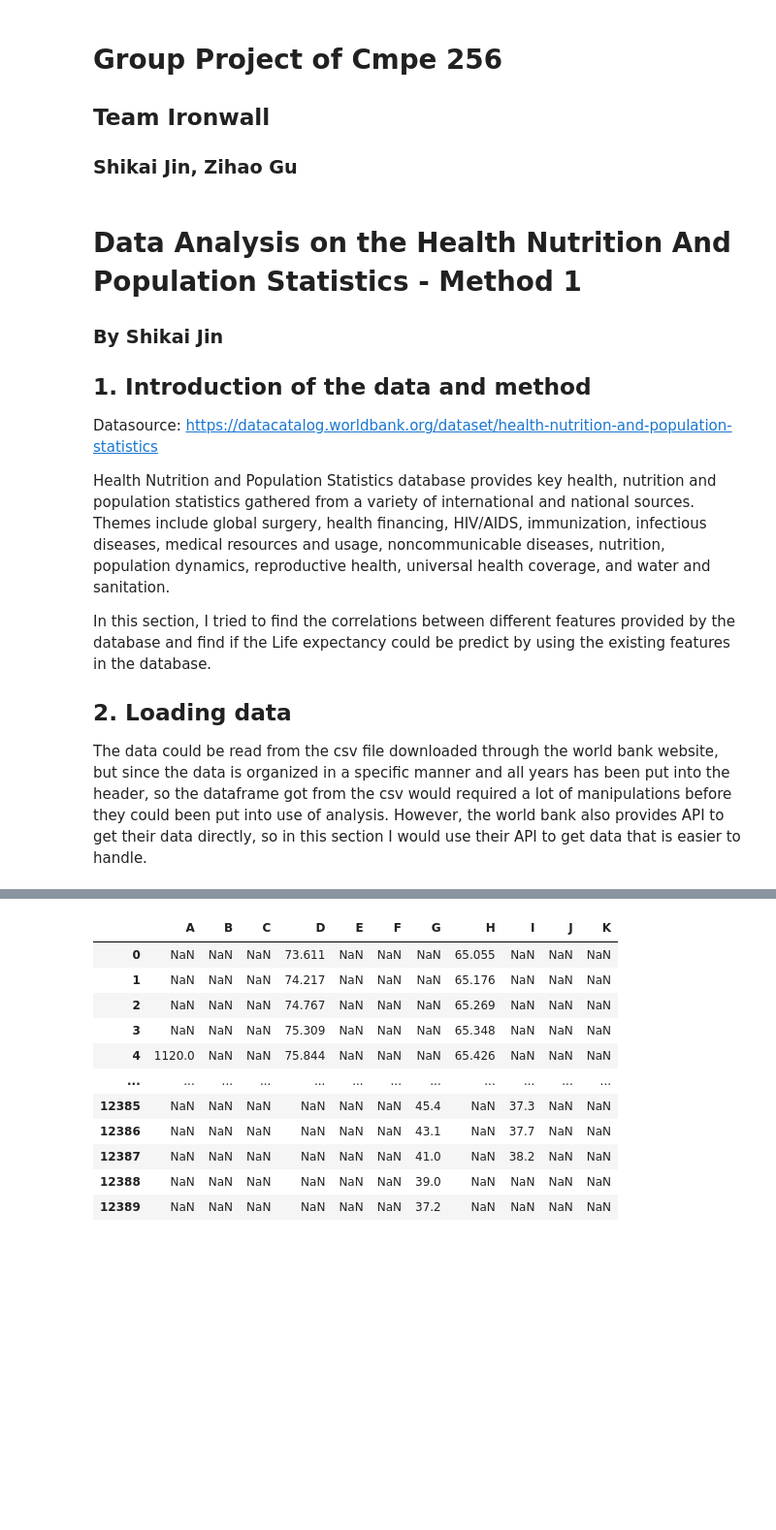
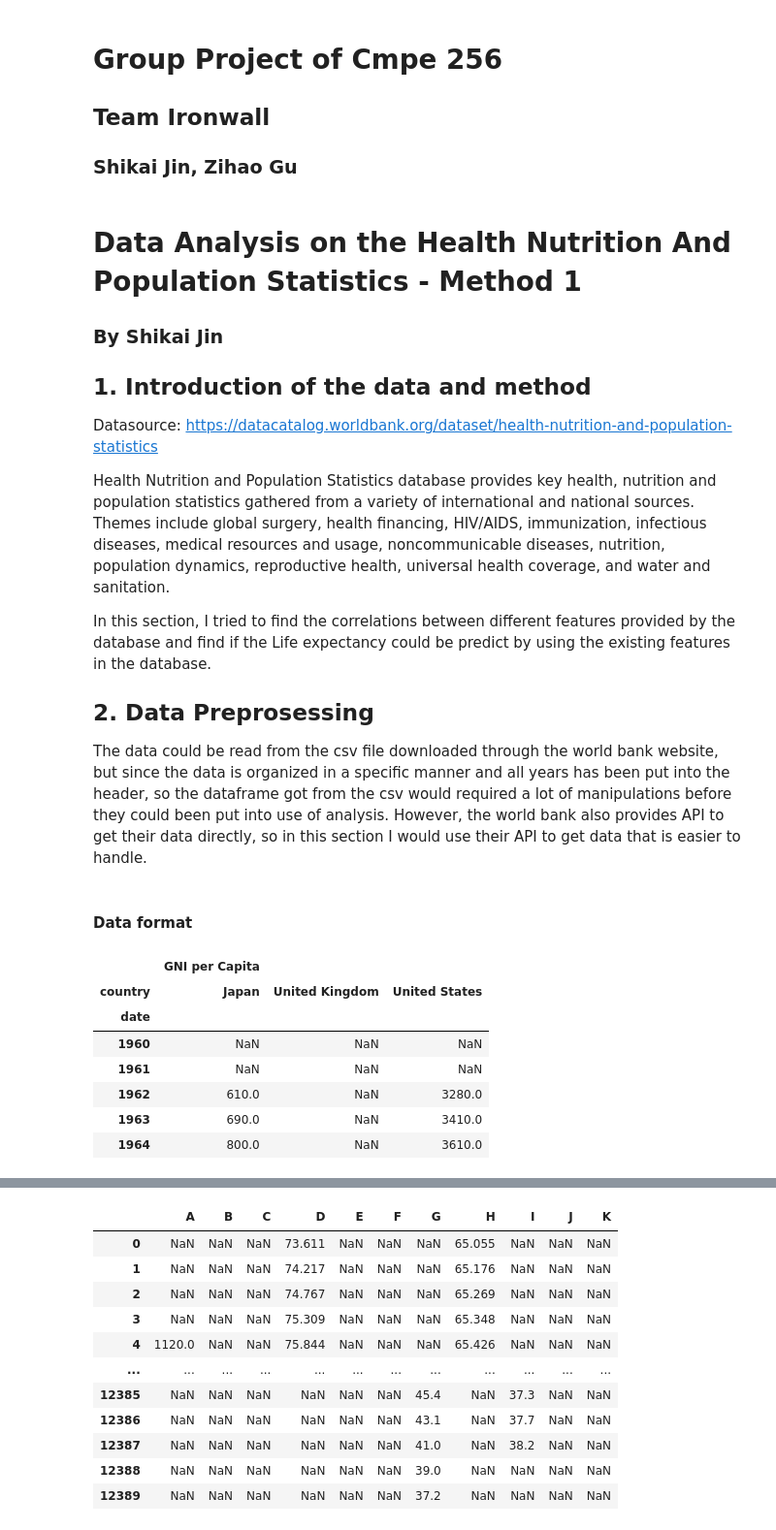
Before and after one commit to RickLothar/Project_256, a Jupyter notebook: Group Project Team Ironwall.ipynb, the cells around one changed output, grey strips where cells are left out. Shown at 97% size. Saved outputs shown, nothing was run; the diff lists cells and outputs as text; code cells hidden in the pictures; blank space fills up the shorter version.

```diff
--- a/Group Project Team Ironwall.ipynb
+++ b/Group Project Team Ironwall.ipynb
@@ -12,7 +12,7 @@ Health Nutrition and Population Statistics database provides key health, nutriti
 
 In this section, I tried to find the correlations between different features provided by the database and find if the Life expectancy could be predict by using the existing features in the database.
 
-## 2. Loading data
+## 2. Data Preprosessing
 The data could be read from the csv file downloaded through the world bank website, but since the data is organized in a specific manner and all years has been put into the header, so the dataframe got from the csv would required a lot of manipulations before they could been put into use of analysis. However, the world bank also provides API to get their data directly, so in this section I would use their API to get data that is easier to handle.
 # %%
 import seaborn as sns
@@ -21,3 +21,20 @@ import numpy as np
 import pandas as pd
 import matplotlib.pyplot as plt
 %matplotlib inline
+# %% [markdown]
+#### Data format
+# %%
+countries_sample = ['USA', 'GBR', 'JPN']
+indicator_sample = {'NY.GNP.PCAP.CD':'GNI per Capita'}
+df_sample = wbdata.get_dataframe(indicator_sample, country=countries_sample, convert_date=False)
+dfu_sample = df_sample.unstack(level=0)
+dfu_sample.head()
+# %% [output]
+|  | GNI per Capita |  |  |
+| country | Japan | United Kingdom | United States |
+| date |  |  |  |
+| 1960 | NaN | NaN | NaN |
+| 1961 | NaN | NaN | NaN |
+| 1962 | 610.0 | NaN | 3280.0 |
+| 1963 | 690.0 | NaN | 3410.0 |
+| 1964 | 800.0 | NaN | 3610.0 |
```
Also changed, not shown: parts of 4 cells of this notebook, 1 other file.
